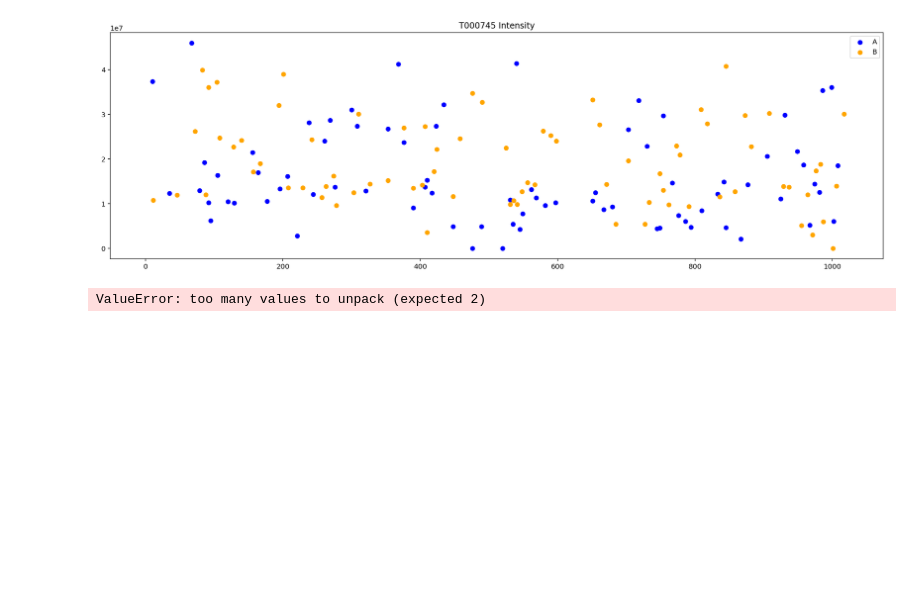
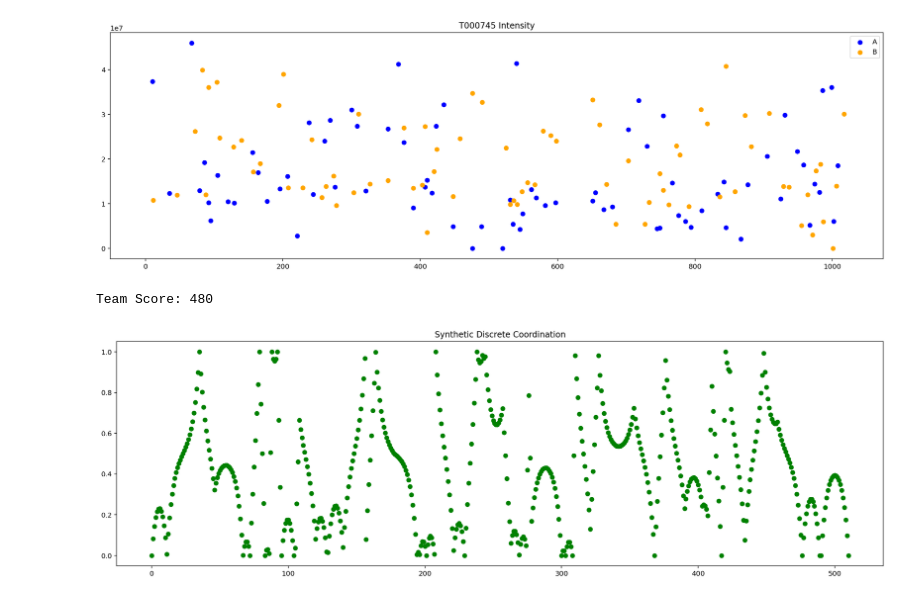
Before and after one commit to paulosoaresua/tomcat-coordination_analysis, a Jupyter notebook: notebooks/ASIST - Study 3 - Pre-Registration Results.ipynb, the cells around one changed output. Saved outputs shown, nothing was run; the diff lists cells and outputs as text; code cells hidden in the pictures; blank space fills up the shorter version.

```diff
--- a/notebooks/ASIST - Study 3 - Pre-Registration Results.ipynb
+++ b/notebooks/ASIST - Study 3 - Pre-Registration Results.ipynb
@@ -138,16 +139,20 @@ Text(0.5, 1.0, 'T000745 Intensity')
 # %%
 multi_dim_a, mask_a = embed_features_across_dimensions(1020, series_a)
 multi_dim_b, mask_b = embed_features_across_dimensions(1020, series_b)
 
 # Normalize series to have mean 0 and std 1
 multi_dim_a = (multi_dim_a - np.mean(multi_dim_a, axis=0)) / np.std(multi_dim_a, axis=0)
 multi_dim_b = (multi_dim_b - np.mean(multi_dim_b, axis=0)) / np.std(multi_dim_b, axis=0)
 
 
 inference_engine = DiscreteCoordinationInference(multi_dim_a.T, multi_dim_b.T, 0, 0.9, 0, 1, 0, 1, 1, mask_a, mask_b)
-marginals, team_score = inference_engine.estimate_marginals()
+marginals = inference_engine.estimate_marginals()
+
+with open("../data/asist/study3/series/T000745/trial_info.json", "r") as f:
+    team_score = json.load(f)["team_score"]
 
 print(f"Team Score: {team_score}")
 plot_coordination(marginals[:, 1])
 # %% [output]
-ValueError: too many values to unpack (expected 2)
+Team Score: 480
+[figure, added]
```
Also changed, not shown: parts of 1 cell of this notebook.
